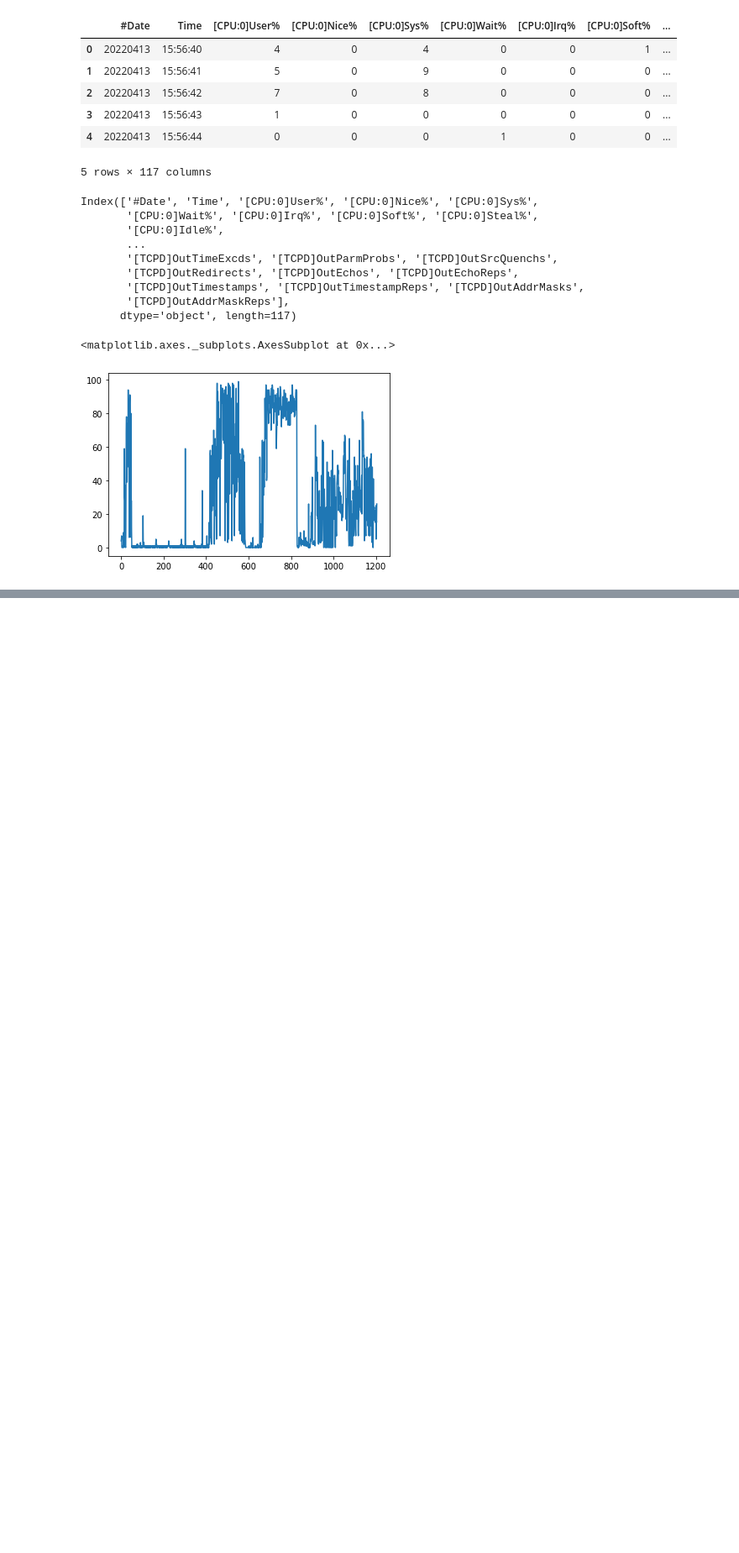
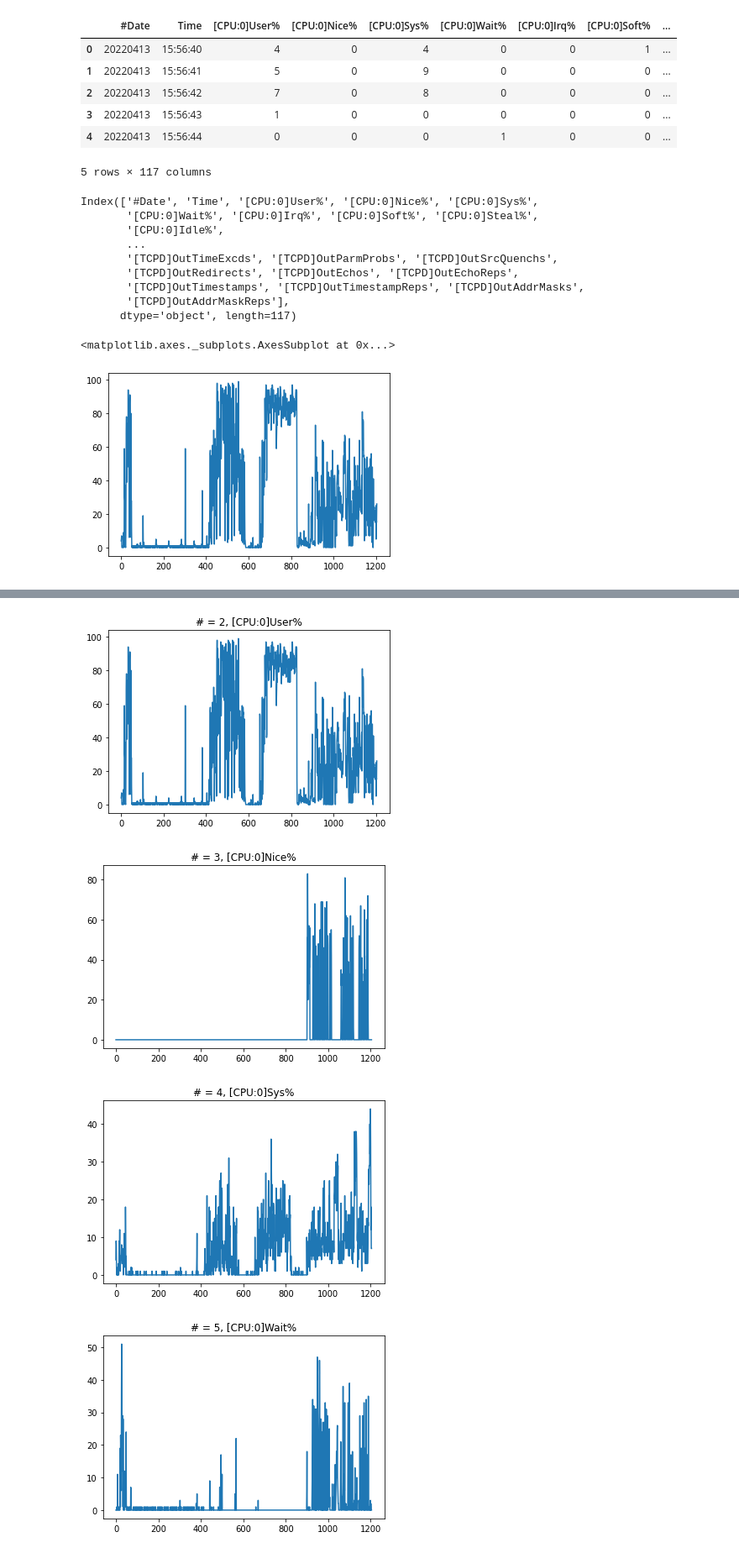
Before and after one commit to JoDeMiro/Micado-Optimizer-Test, a Jupyter notebook: Auditor_for_Mylog.ipynb, the cells around one changed output, grey strips where cells are left out. Shown at 84% size. Drawn from its saved outputs; the diff is of its cells as text; code cells hidden in the pictures; blank space fills up the shorter version.

Commit message:
Létrehozva a Colaboratory használatával

```diff
--- a/Auditor_for_Mylog.ipynb
+++ b/Auditor_for_Mylog.ipynb
@@ -34,0 +84,31 @@ df['[CPU:0]User%'].plot()
+# %%
+# CPU
+
+# CPU-val vigyázni kell annyiszor csinálja meg ezeket a metrikákat ahány
+# VCPU van, tehát ha a mögötte lévő instance 2 VCPU-t használ akkor kétszer
+# -------------------------------------------------------------------------
+# Ez egy potenciális hiba lehetőség,
+# Mert ha olyan VM-et indítok ahol több VCPU is van, vagy nem pont két
+# VCPU van akkor ezen itt nagyon el lehet majd csúszni.
+# -------------------------------------------------------------------------
+
+# 2 - User
+# 3 - Nice
+# 4 - Sys
+# 5 - Wait
+# 10 - Total
+
+var_names = df.columns
+
+# for i in range(len(var_names)):
+# i = 0 = #Date
+# i = 1 = Time
+for i in range(2, 14):
+  plt.plot(df[var_names[i]])
+  plt.title('# = ' + str(i) + ', ' + var_names[i])
+  plt.show()
+# %% [output]
+[figure, added]
+[figure, added]
+[figure, added]
+[figure, added]
```
Also changed, not shown: parts of 11 cells of this notebook.
